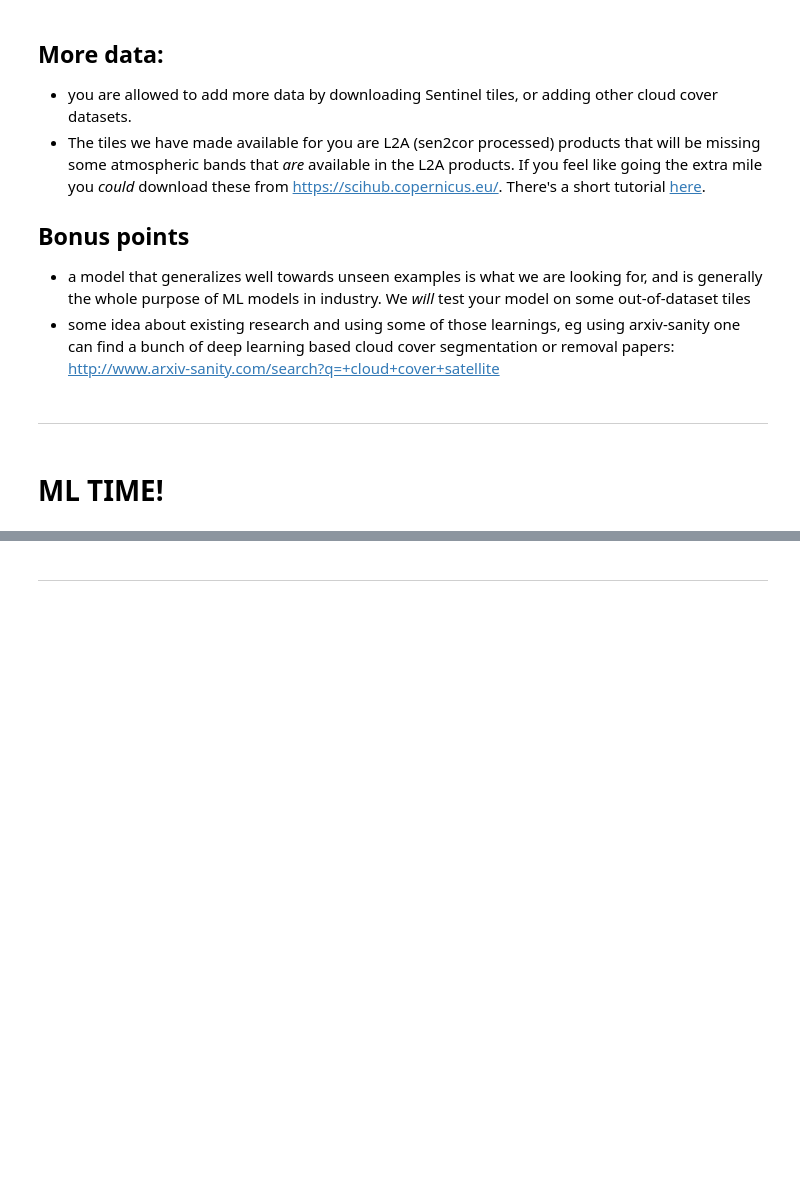
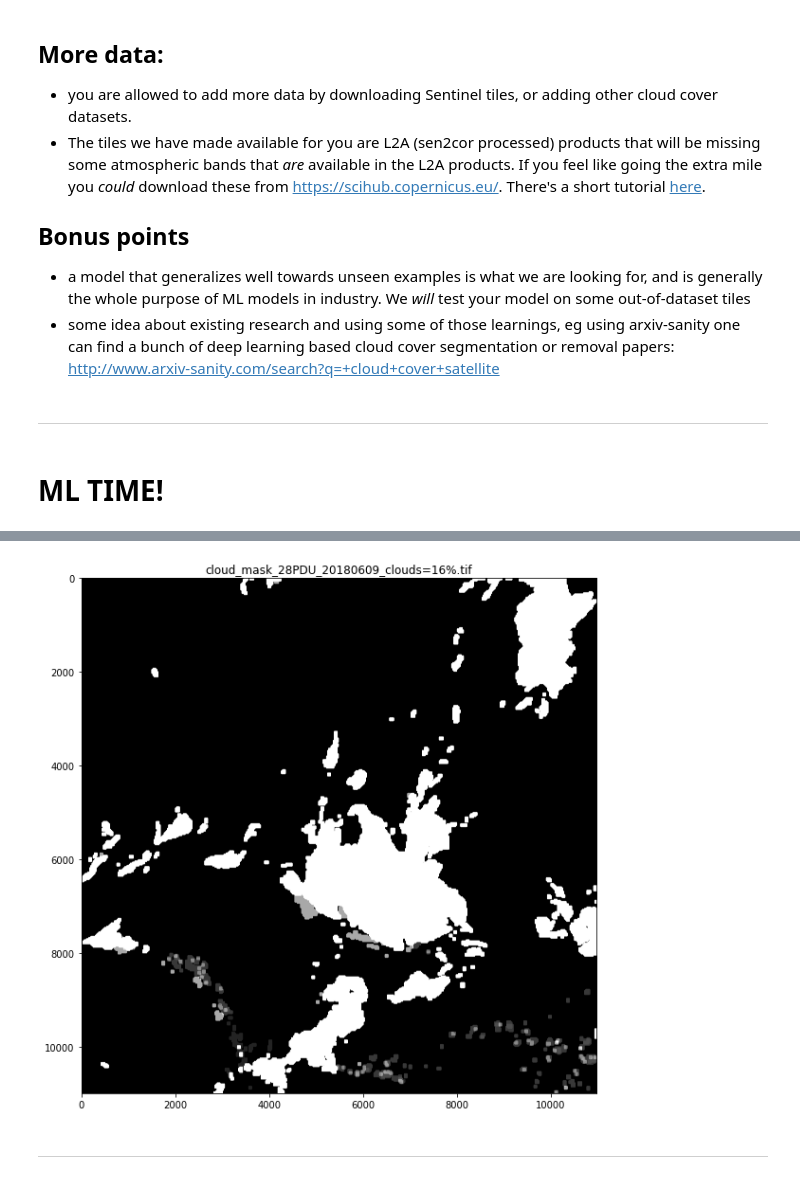
Before and after one commit to laurenssam/20tree, a Jupyter notebook: cloud_segmentation.ipynb, the cells around one changed output, grey strips where cells are left out. Saved outputs shown, nothing was run; the diff lists cells and outputs as text; code cells hidden in the pictures; blank space fills up the shorter version.

```diff
--- a/cloud_segmentation.ipynb
+++ b/cloud_segmentation.ipynb
@@ -676,3 +760,7 @@ KeyboardInterrupt: ignored
+# %%
+plot_rgb(label_path.name, clip_values=(0,50), bands=[1,1,1], figsize=(10, 10))
+# %% [output]
+[figure, added]
 # %% [markdown]
 ---
 # %% [markdown]
```
Also changed, not shown: parts of 15 cells of this notebook, 1 other file.
